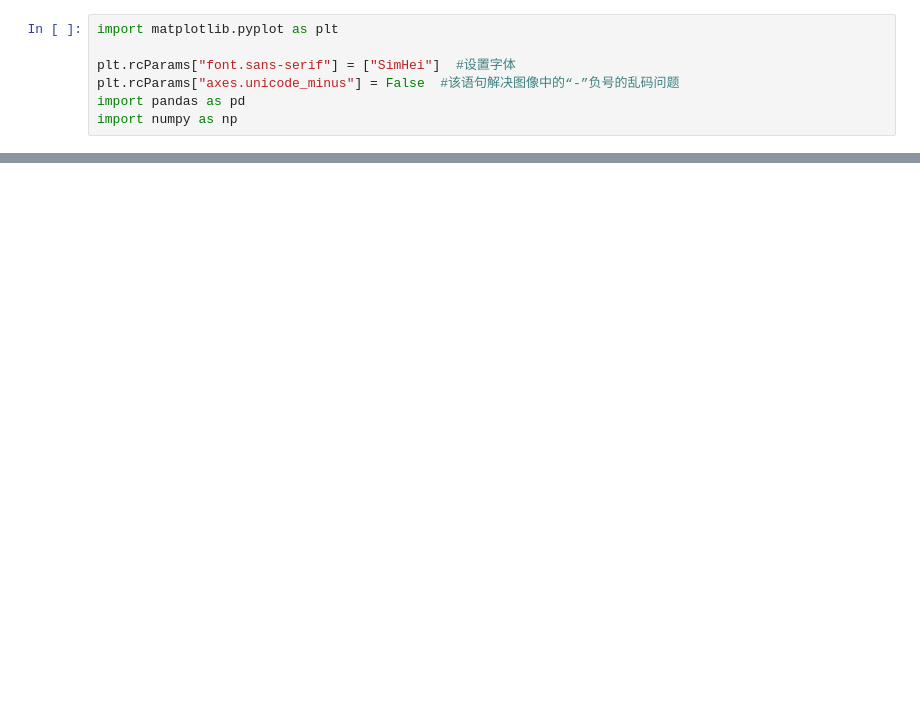
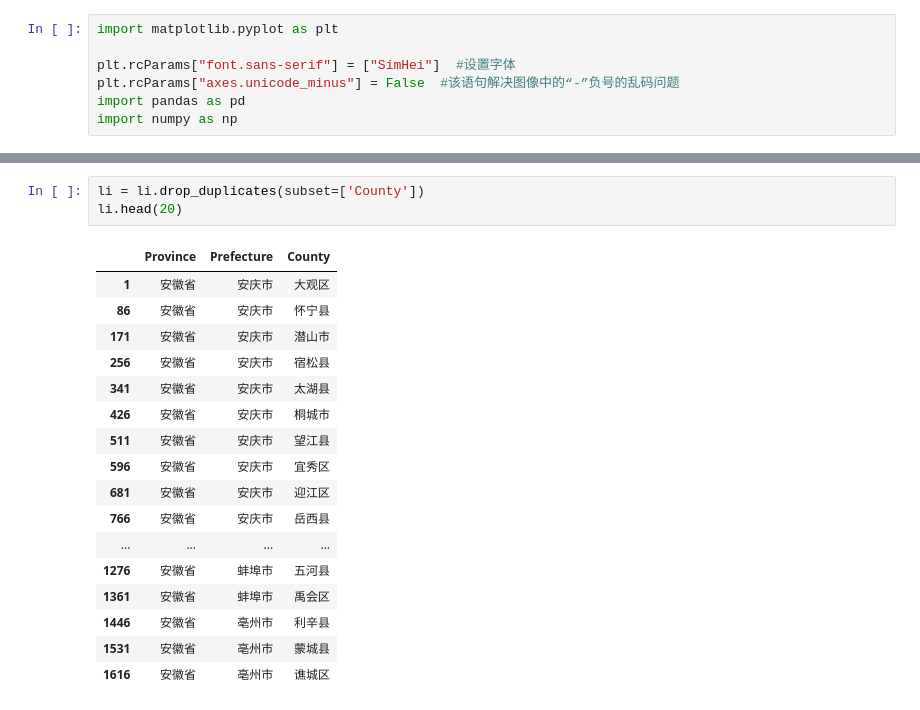
Before and after one commit to moonchildink/machine_learning, a Jupyter notebook: 0217.ipynb, the cells around one changed output, grey strips where cells are left out. Cells and saved outputs as stored; diff of their text form; blank space fills up the shorter version.

```diff
--- a/0217.ipynb
+++ b/0217.ipynb
@@ -14,0 +156,21 @@ df = df.drop([0],axis=0)
+# %%
+li = li.drop_duplicates(subset=['County'])
+li.head(20)
+# %% [output]
+|  | Province | Prefecture | County |
+| 1 | 安徽省 | 安庆市 | 大观区 |
+| 86 | 安徽省 | 安庆市 | 怀宁县 |
+| 171 | 安徽省 | 安庆市 | 潜山市 |
+| 256 | 安徽省 | 安庆市 | 宿松县 |
+| 341 | 安徽省 | 安庆市 | 太湖县 |
+| 426 | 安徽省 | 安庆市 | 桐城市 |
+| 511 | 安徽省 | 安庆市 | 望江县 |
+| 596 | 安徽省 | 安庆市 | 宜秀区 |
+| 681 | 安徽省 | 安庆市 | 迎江区 |
+| 766 | 安徽省 | 安庆市 | 岳西县 |
+| ... | ... | ... | ... |
+| 1276 | 安徽省 | 蚌埠市 | 五河县 |
+| 1361 | 安徽省 | 蚌埠市 | 禹会区 |
+| 1446 | 安徽省 | 亳州市 | 利辛县 |
+| 1531 | 安徽省 | 亳州市 | 蒙城县 |
+| 1616 | 安徽省 | 亳州市 | 谯城区 |
```
Also changed, not shown: parts of 40 cells of this notebook, 3 other files.
